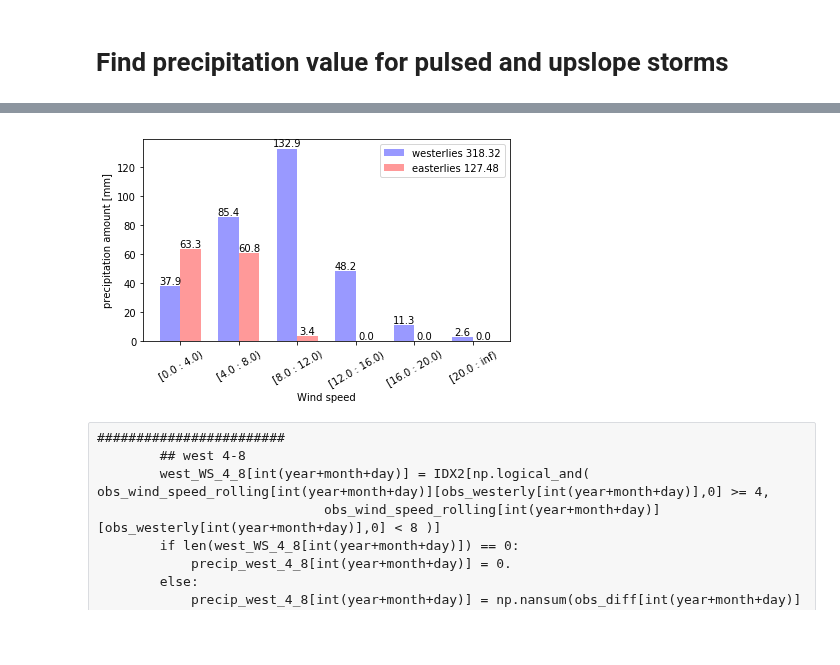
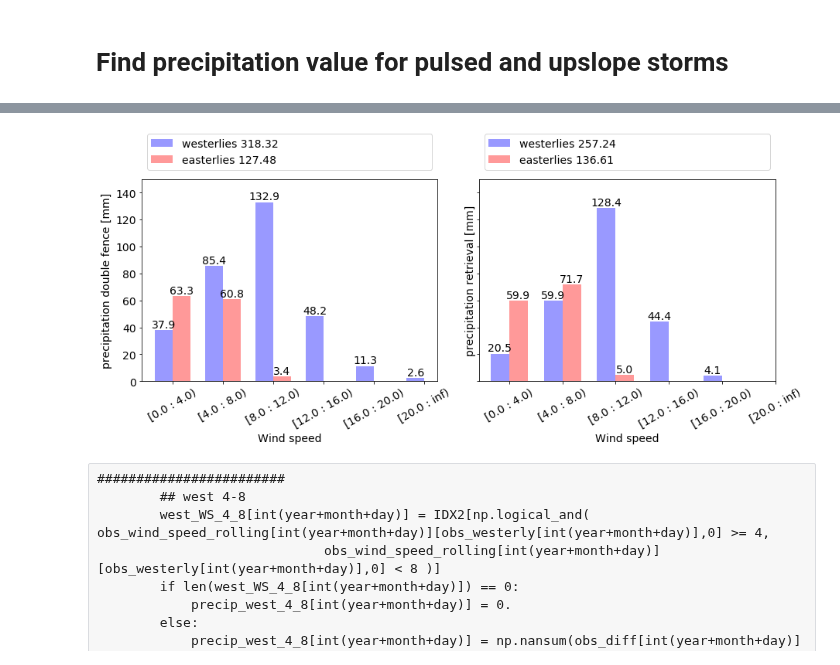
Before and after one commit to franzihe/research_Haukeli, a Jupyter notebook: Weathermast/seasonal_stat_wind.ipynb, the cells around one changed output, grey strips where cells are left out. Saved outputs shown, nothing was run; the diff lists cells and outputs as text; code cells hidden in the pictures; blank space fills up the shorter version.

Commit message:
included bar plot for obs and retrieval

```diff
--- a/Weathermast/seasonal_stat_wind.ipynb
+++ b/Weathermast/seasonal_stat_wind.ipynb
@@ -473,0 +472,18 @@ precip_east_ws = [sum(precip_east_0_4.values()),
+# %%
+ret_precip_west_ws = [np.nansum(ret_precip_west_0_4[:,:],axis= 0),
+                      np.nansum(ret_precip_west_4_8[:,:],axis= 0),
+                      np.nansum(ret_precip_west_8_12[:,:],axis= 0),
+                      np.nansum(ret_precip_west_12_16[:,:],axis= 0),
+                      np.nansum(ret_precip_west_16_20[:,:],axis= 0),
+                      np.nansum(ret_precip_west_20[:,:],axis= 0)]
+ret_precip_west_ws = np.array(ret_precip_west_ws)
+ret_precip_west_ws[np.where(ret_precip_west_ws[:,:] == 0.0)] = np.nan
+
+ret_precip_east_ws = [np.nansum(ret_precip_east_0_4[:,:],axis= 0),
+                      np.nansum(ret_precip_east_4_8[:,:],axis= 0),
+                      np.nansum(ret_precip_east_8_12[:,:],axis= 0),
+                      np.nansum(ret_precip_east_12_16[:,:],axis= 0),
+                      np.nansum(ret_precip_east_16_20[:,:],axis= 0),
+                      np.nansum(ret_precip_east_20[:,:],axis= 0)]
+ret_precip_east_ws = np.array(ret_precip_east_ws)
+ret_precip_east_ws[np.where(ret_precip_east_ws[:,:] == 0.0)] = np.nan
@@ -474,34 +498,67 @@ precip_east_ws = [sum(precip_east_0_4.values()),
 # %%
+plt.rcParams.update({'font.size': 14})
+
 bar_width = 0.35
 opacity = 0.4
-bar1= plt.bar(np.arange(np.array(precip_west_ws).shape[0])-bar_width/2,
-              precip_west_ws, width = bar_width,
-       align='center', alpha=opacity, color='b', label='westerlies %s' %(np.round(sum(precip_west_ws),2)))
-bar2 = plt.bar(np.arange(np.array(precip_east_ws).shape[0])+bar_width/2,
-              precip_east_ws, width = bar_width,
-       align='center', alpha=opacity, color='r', label='easterlies %s' %(np.round(sum(precip_east_ws),2)))
 
-plt.xlabel('Wind speed')
-plt.ylabel('precipitation amount [mm]')
-plt.xticks(np.arange(np.array(precip_west_ws).shape[0]),
-           ['[0.0 : 4.0)', '[4.0 : 8.0)', '[8.0 : 12.0)', '[12.0 : 16.0)', '[16.0 : 20.0)', '[20.0 : inf)'],rotation=30)
+# Two subplots, unpack the axes array immediately
+f, (ax1, ax2) = plt.subplots(1, 2, sharey=True)
+f.set_figheight(6)
+f.set_figwidth(13)
+
+bar11= ax1.bar(np.arange(obs_precip_west_ws.shape[0])-bar_width/2,
+              obs_precip_west_ws[:,1], width = bar_width,
+       align='center', alpha=opacity, color='b', label='westerlies %s' %(np.round(np.nansum(obs_precip_west_ws[:,1]),2)))
+bar12 = ax1.bar(np.arange(obs_precip_east_ws.shape[0])+bar_width/2,
+              obs_precip_east_ws[:,1], width = bar_width,
+       align='center', alpha=opacity, color='r', label='easterlies %s' %(np.round(np.nansum(obs_precip_east_ws[:,1]),2)))
+ax1.set_ylim([0, 150])
+ax1.set_xlabel('Wind speed')
+ax1.set_ylabel('precipitation double fence [mm]')
+ax1.set_xticks(np.arange(obs_precip_west_ws.shape[0]))
+ax1.set_xticklabels(['[0.0 : 4.0)', '[4.0 : 8.0)', '[8.0 : 12.0)', '[12.0 : 16.0)', '[16.0 : 20.0)', '[20.0 : inf)'], rotation=30)
 # Add counts above the two bar graphs
-for rect in bar1 + bar2:
+for rect in bar11 + bar12:
     height = rect.get_height()
-    plt.text(rect.get_x() + rect.get_width()/2.0, height, '%s' % str(np.round(height,1)), ha='center', va='bottom')
+    if np.isnan(height):
+        continue
+    else:
+        ax1.text(rect.get_x() + rect.get_width()/2.0, height, '%s' % str(np.round(height,1)), ha='center', va='bottom')
+#ax1.set_title('double fence')
+ax1.legend(bbox_to_anchor=(0,1.02,1,0.2), loc='lower left', mode='expand')
 
-plt.legend()
+bar21= ax2.bar(np.arange(ret_precip_west_ws.shape[0])-bar_width/2,
+              ret_precip_west_ws[:,1], width = bar_width,
+       align='center', alpha=opacity, color='b', label='westerlies %s' %(np.round(np.nansum(ret_precip_west_ws[:,1]),2)))
+bar22 = ax2.bar(np.arange(ret_precip_east_ws.shape[0])+bar_width/2,
+              ret_precip_east_ws[:,1], width = bar_width,
+       align='center', alpha=opacity, color='r', label='easterlies %s' %(np.round(np.nansum(ret_precip_east_ws[:,1]),2)))
+
+ax2.set_xlabel('Wind speed')
+ax2.set_ylabel('precipitation retrieval [mm]')
+ax2.set_xticks(np.arange(ret_precip_west_ws.shape[0]))
+ax2.set_xticklabels(['[0.0 : 4.0)', '[4.0 : 8.0)', '[8.0 : 12.0)', '[12.0 : 16.0)', '[16.0 : 20.0)', '[20.0 : inf)'], rotation=30)
+# Add counts above the two bar graphs
+for rect in bar21 + bar22:
+    height = rect.get_height()
+    if np.isnan(height):
+        continue
+    else:
+        ax2.text(rect.get_x() + rect.get_width()/2.0, height, '%s' % str(np.round(height,1)), ha='center', va='bottom')
+#ax2.set_title('retrieval')
+ax2.legend(bbox_to_anchor=(0,1.02,1,0.2), loc='lower left', mode='expand')
+
 plt.tight_layout()
 
 if savefig == 1:
     cF.createFolder('%s/' %(figdir))
-    fig_name = 'winter_16_17_obs'
+    fig_name = 'winter_16_17_obs_ret'
     plt.savefig('%s/%s' %(figdir, fig_name), format = form, bbox_inches ='tight')
     print('plot saved: %s/%s' %(figdir, fig_name))
 else:
     plt.show()
 # %% [output]
-[figure, old version]
+[figure, new version]
 # %% [raw]
 ########################
         ## west 4-8
```
Also changed, not shown: parts of 11 cells of this notebook.
